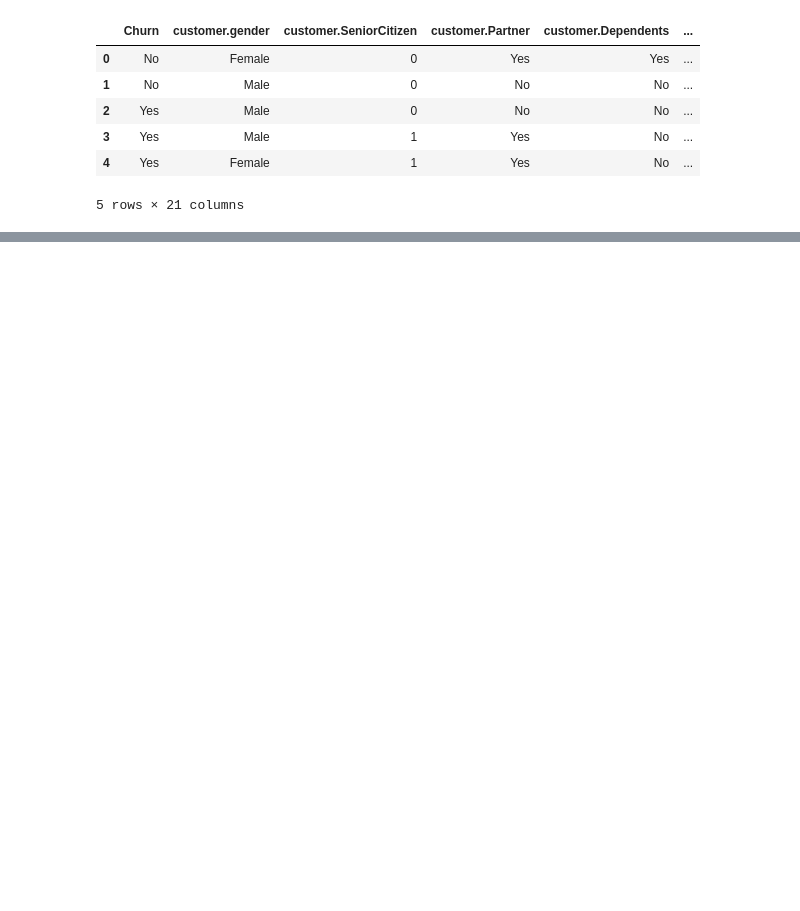
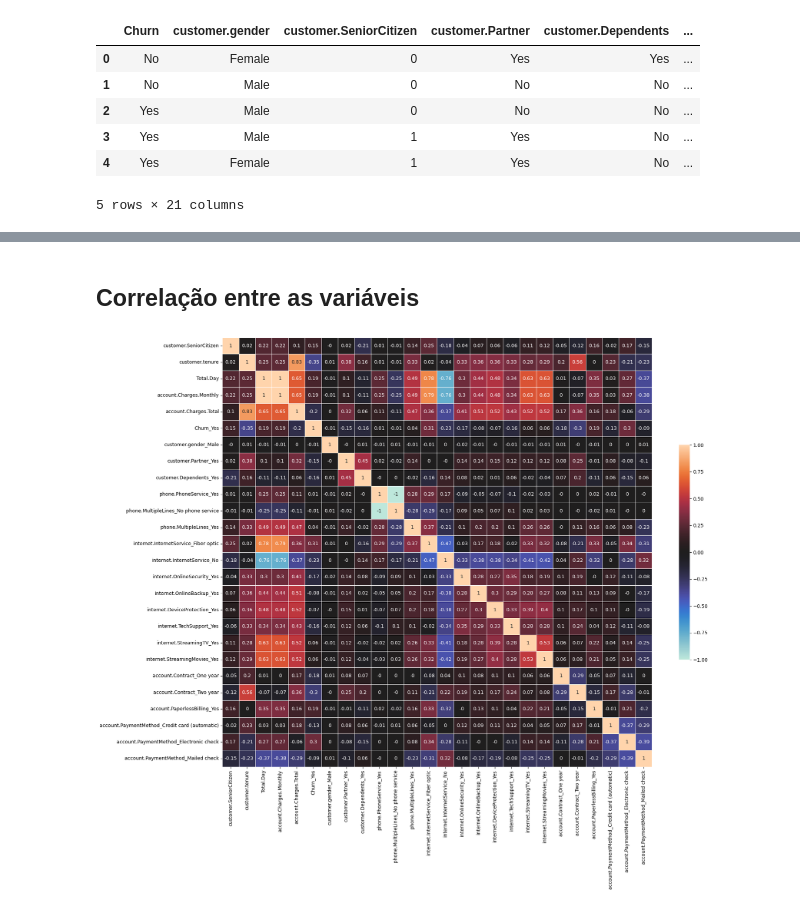
Before and after one commit to DuillesAD/Televcom_parte2, a Jupyter notebook: TelecomX_parte2.ipynb, the cells around one changed output, grey strips where cells are left out. Drawn from its saved outputs; the diff is of its cells as text; code cells hidden in the pictures; blank space fills up the shorter version.

```diff
--- a/TelecomX_parte2.ipynb
+++ b/TelecomX_parte2.ipynb
@@ -95,2 +80,0 @@ Encoding
-# %%
-df = pd.get_dummies(df, columns=colunas_categoricas, drop_first=True)
@@ -123,0 +164,3 @@ dtype: float64
+# %%
+# Remover valores nulos
+df_encoded = df_encoded.dropna(subset=['Total.Day', 'account.Charges.Total'])
@@ -123,0 +169,14 @@ dtype: float64
+# %%
+from sklearn.preprocessing import MinMaxScaler
+
+# Selecionando apenas colunas numéricas (exceto a variável target, se já estiver separada)
+colunas_numericas = df_encoded .select_dtypes(include=['int64', 'float64']).columns
+
+# Inicializando o scaler
+scaler = MinMaxScaler()
+
+# Aplicando a normalização
+df_encoded[colunas_numericas] = scaler.fit_transform(df_encoded[colunas_numericas])
+
+# Exibindo os dados normalizados
+df_encoded.head()
@@ -144,0 +202,13 @@ X_res, y_res = smote.fit_resample(X, y)
+# %% [markdown]
+## Correlação entre as variáveis
+# %%
+corr = df_encoded.corr()
+# %%
+import numpy as np # Import the numpy library
+
+fig, ax = plt.subplots(figsize=(20,16))
+ax = sns.heatmap(np.round(corr, 2), vmax=1, vmin=-1, center=0,
+            square=True, linewidths=.5, annot=True, cbar_kws={"shrink": .5})
+plt.show()
+# %% [output]
+[figure, added]
```
Also changed, not shown: parts of 33 cells of this notebook.
